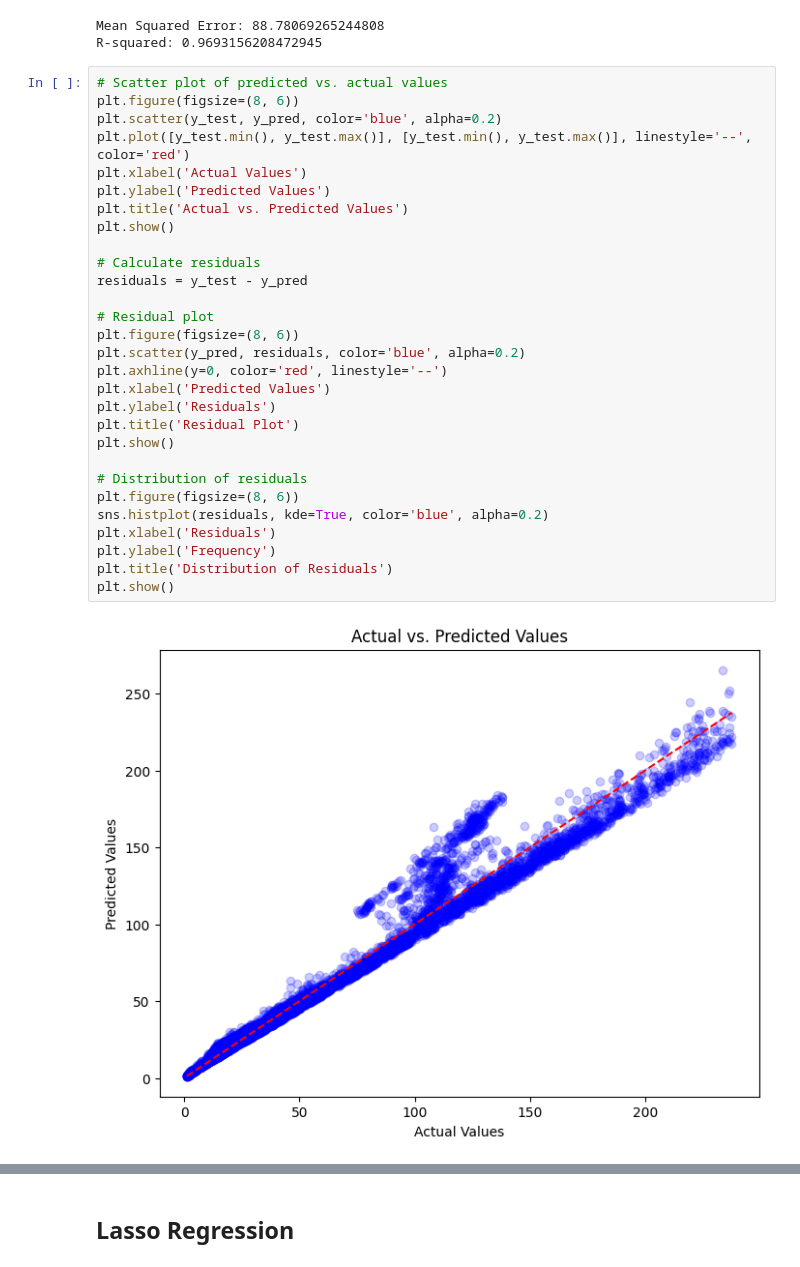
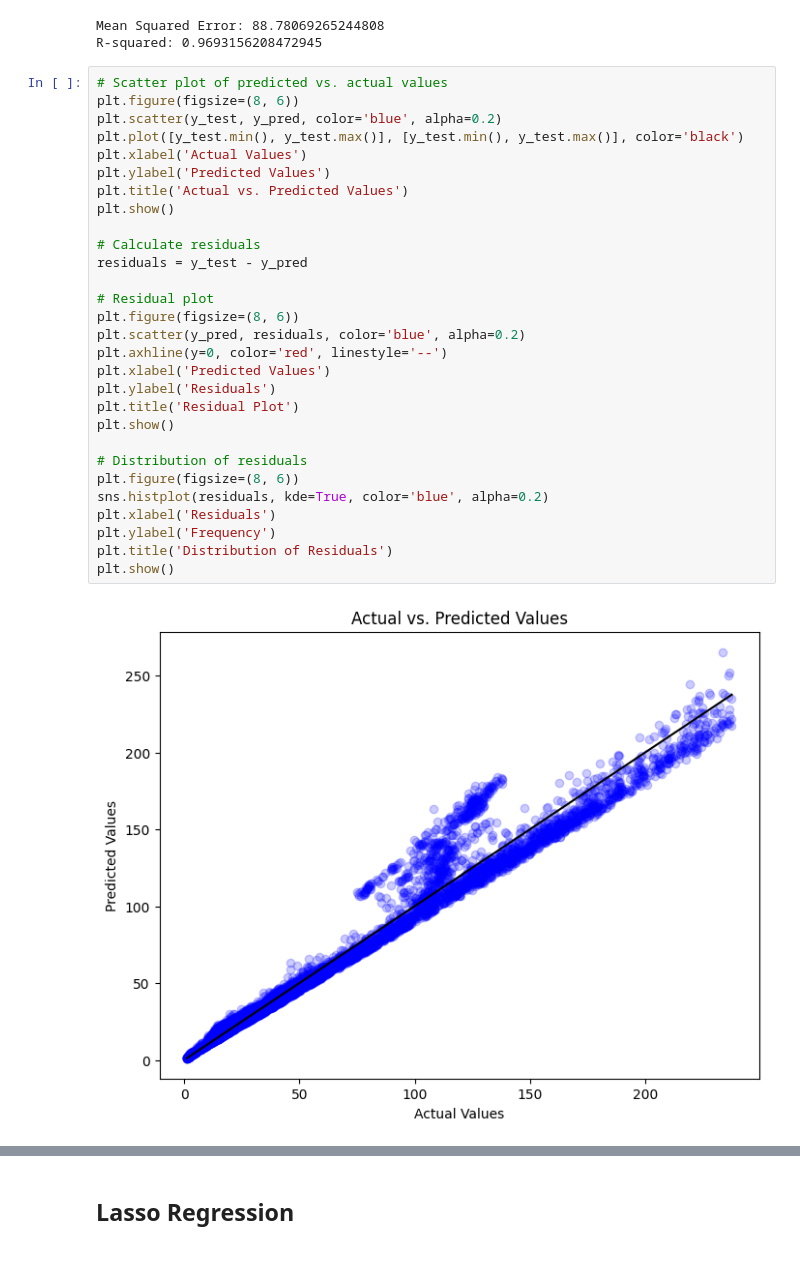
Before and after one commit to shakir-flash/Big-Tech-Stock-Price-Prediction, a Jupyter notebook: Big Tech Stock Prediction.ipynb, the cells around one changed output, grey strips where cells are left out. Drawn from its saved outputs; the diff is of its cells as text.

```diff
--- a/Big Tech Stock Prediction.ipynb
+++ b/Big Tech Stock Prediction.ipynb
@@ -305,34 +305,34 @@ R-squared: 0.9693156208472945
 # %%
 # Scatter plot of predicted vs. actual values
 plt.figure(figsize=(8, 6))
 plt.scatter(y_test, y_pred, color='blue', alpha=0.2)
-plt.plot([y_test.min(), y_test.max()], [y_test.min(), y_test.max()], linestyle='--', color='red')
+plt.plot([y_test.min(), y_test.max()], [y_test.min(), y_test.max()], color='black')
 plt.xlabel('Actual Values')
 plt.ylabel('Predicted Values')
 plt.title('Actual vs. Predicted Values')
 plt.show()
 
 # Calculate residuals
 residuals = y_test - y_pred
 
 # Residual plot
 plt.figure(figsize=(8, 6))
 plt.scatter(y_pred, residuals, color='blue', alpha=0.2)
 plt.axhline(y=0, color='red', linestyle='--')
 plt.xlabel('Predicted Values')
 plt.ylabel('Residuals')
 plt.title('Residual Plot')
 plt.show()
 
 # Distribution of residuals
 plt.figure(figsize=(8, 6))
 sns.histplot(residuals, kde=True, color='blue', alpha=0.2)
 plt.xlabel('Residuals')
 plt.ylabel('Frequency')
 plt.title('Distribution of Residuals')
 plt.show()
 # %% [output]
-[figure, old version]
+[figure, new version]
 [figure]
 [figure]
 # %% [markdown]
```
Also changed, not shown: parts of 3 cells of this notebook.
